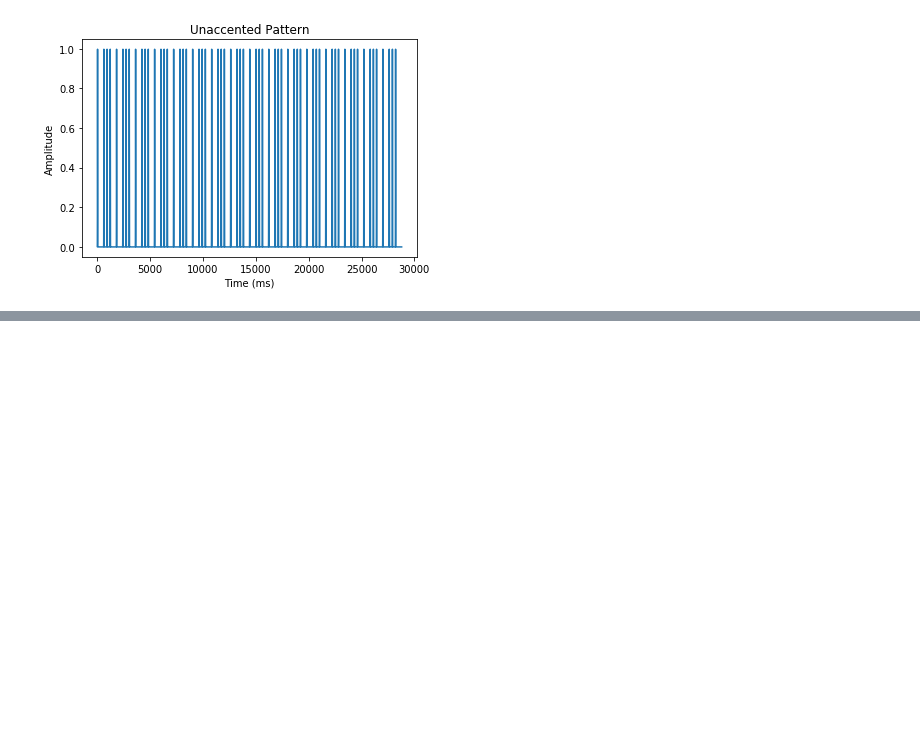
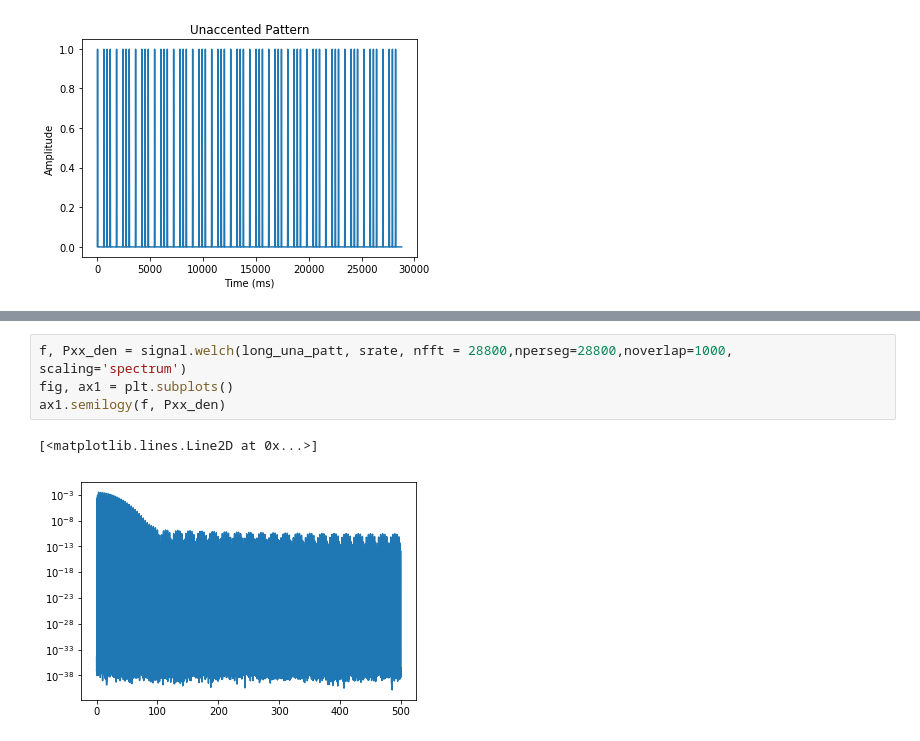
Before and after one commit to dbosnyak/pysigschool, a Jupyter notebook: beat_1.ipynb, the cells around one changed output, grey strips where cells are left out. Drawn from its saved outputs; the diff is of its cells as text; blank space fills up the shorter version.

```diff
--- a/beat_1.ipynb
+++ b/beat_1.ipynb
@@ -76,0 +94,7 @@ for note in notes:
+# %%
+f, Pxx_den = signal.welch(long_una_patt, srate, nfft = 28800,nperseg=28800,noverlap=1000, scaling='spectrum')
+fig, ax1 = plt.subplots()
+ax1.semilogy(f, Pxx_den)
+# %% [output]
+[<matplotlib.lines.Line2D at 0x...>]
+[figure, added]
```
Also changed, not shown: parts of 2 cells of this notebook.
